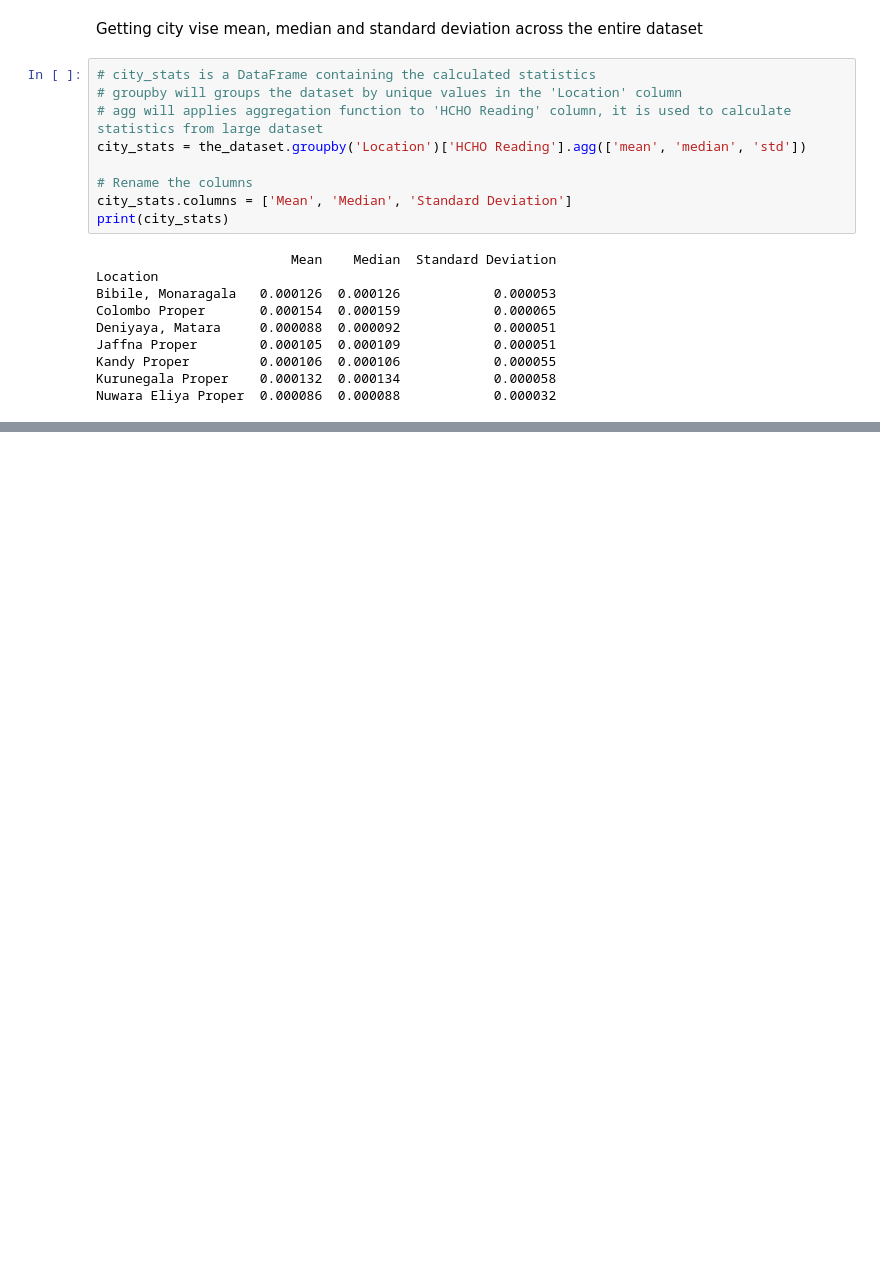
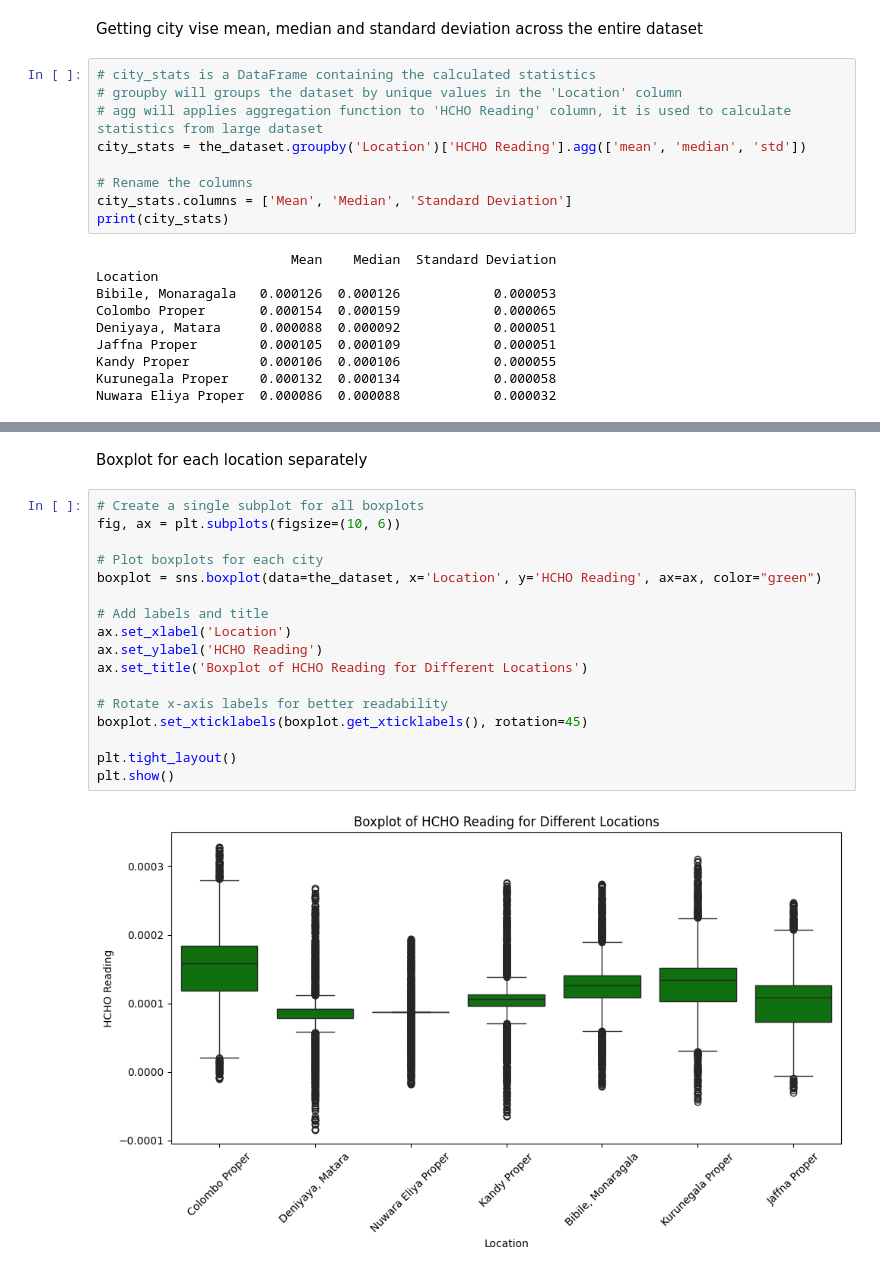
Before and after one commit to DeelakaDias/Analyzing-HCHO-Gas-Level-in-Sri-Lanka, a Jupyter notebook: Data Engineering CW.ipynb, the cells around one changed output, grey strips where cells are left out. Drawn from its saved outputs; the diff is of its cells as text; blank space fills up the shorter version.

```diff
--- a/Data Engineering CW.ipynb
+++ b/Data Engineering CW.ipynb
@@ -1535,0 +1514,21 @@ plt.show()
+# %% [markdown]
+Boxplot for each location separately
+# %%
+# Create a single subplot for all boxplots
+fig, ax = plt.subplots(figsize=(10, 6))
+
+# Plot boxplots for each city
+boxplot = sns.boxplot(data=the_dataset, x='Location', y='HCHO Reading', ax=ax, color="green")
+
+# Add labels and title
+ax.set_xlabel('Location')
+ax.set_ylabel('HCHO Reading')
+ax.set_title('Boxplot of HCHO Reading for Different Locations')
+
+# Rotate x-axis labels for better readability
+boxplot.set_xticklabels(boxplot.get_xticklabels(), rotation=45)
+
+plt.tight_layout()
+plt.show()
+# %% [output]
+[figure, added]
```
Also changed, not shown: parts of 14 cells of this notebook.
